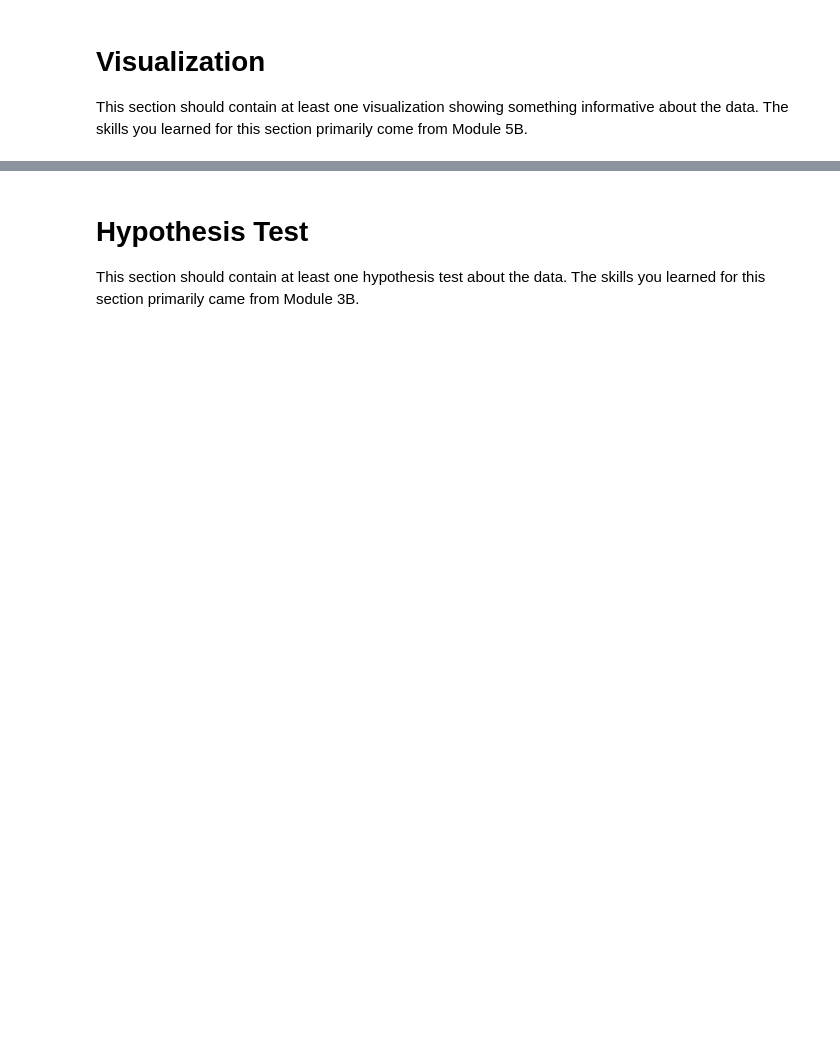
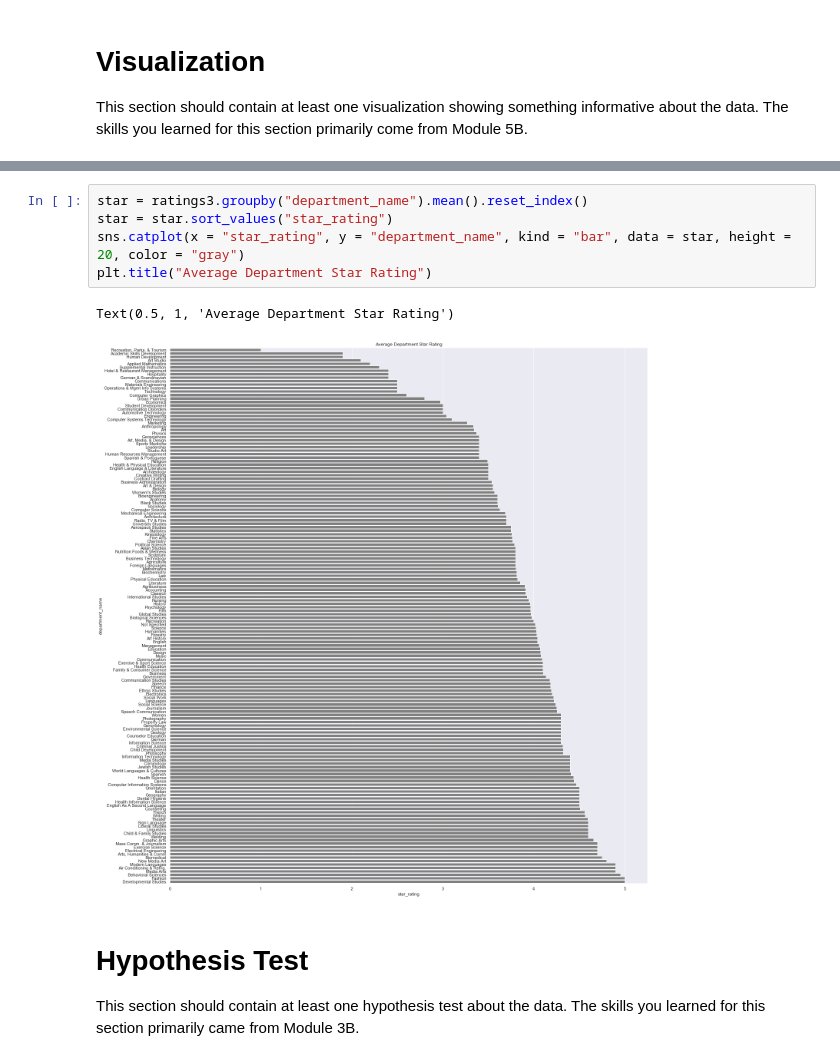
Before and after one commit to JenniferYan0430/CS216, a Jupyter notebook: final-perform.ipynb, the cells around one changed output, grey strips where cells are left out. Saved outputs shown, nothing was run; the diff lists cells and outputs as text; blank space fills up the shorter version.

```diff
--- a/final-perform.ipynb
+++ b/final-perform.ipynb
@@ -96,3 +131,11 @@ This section should contain at least one visualization showing something informa
+# %%
+star = ratings3.groupby("department_name").mean().reset_index()
+star = star.sort_values("star_rating")
+sns.catplot(x = "star_rating", y = "department_name", kind = "bar", data = star, height = 20, color = "gray")
+plt.title("Average Department Star Rating")
+# %% [output]
+Text(0.5, 1, 'Average Department Star Rating')
+[figure, added]
 # %% [markdown]
 # Hypothesis Test
 
```
Also changed, not shown: parts of 14 cells of this notebook.
